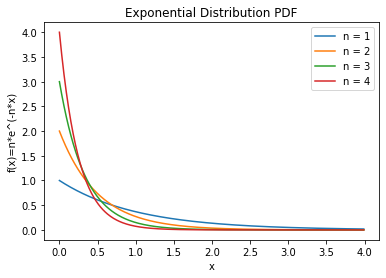
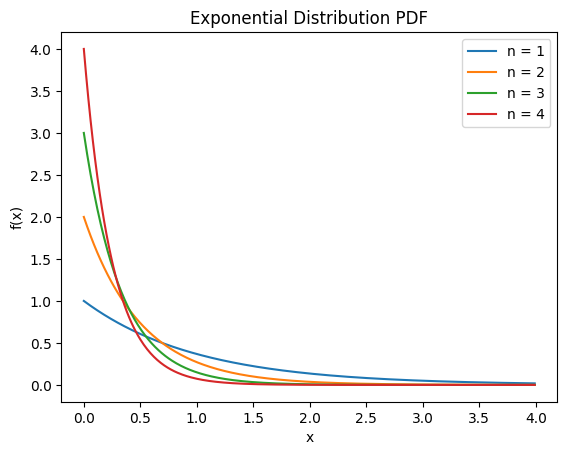
The change to this notebook cell's code, shown as a diff; its figure went from the first image to the second:
--- before
+++ after
@@ -1,18 +1,29 @@
 import matplotlib.pyplot as plt
-import math
 import numpy as np
 
-a=np.arange(0,4,.01)
-x= np.linspace(0,10,100)
-l=[]
-for i in range(1,5):
-    y= i*np.exp(-i*a)
-    plt.plot(a,y)
+
+class ExpDist():
+    def __init__(self, n):
+        self.n = n
+
+    def pdf(self, x):
+        return self.n*np.exp(-self.n*x)
+
+    def cdf(self, x):
+        return 1-np.exp(-self.n*x)
+
+
+a = np.arange(0, 4, .01)
+x = np.linspace(0, 10, 100)
+l = []
+for i in range(1, 5):
+    expdist = ExpDist(i)
+    y = expdist.pdf(a)
+    plt.plot(a, y)
     l.append("n = "+str(i))
 
 plt.legend(l)
 plt.xlabel("x")
-plt.ylabel("f(x)=n*e^(-n*x)")
-plt.title('title')
+plt.ylabel("f(x)")
 plt.title("Exponential Distribution PDF")
 plt.show()

Commit: generate html version